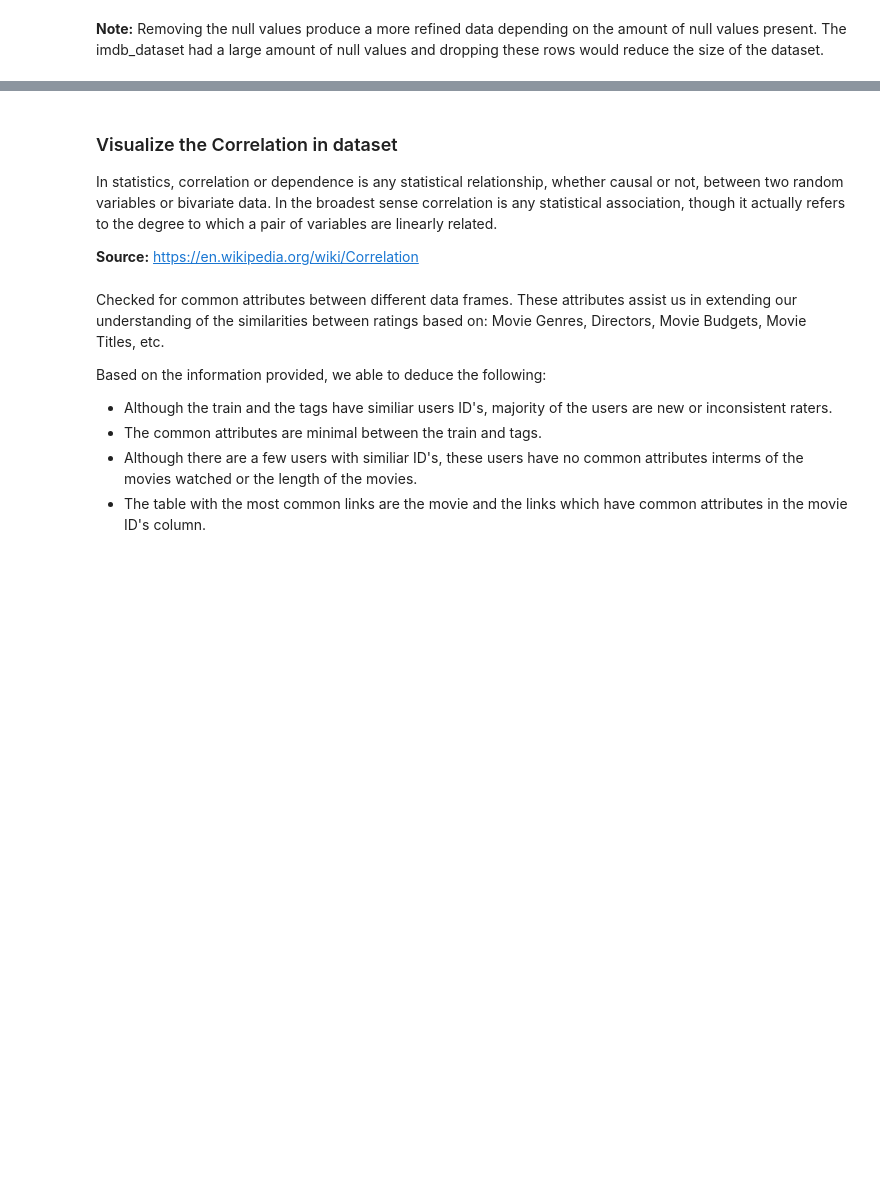
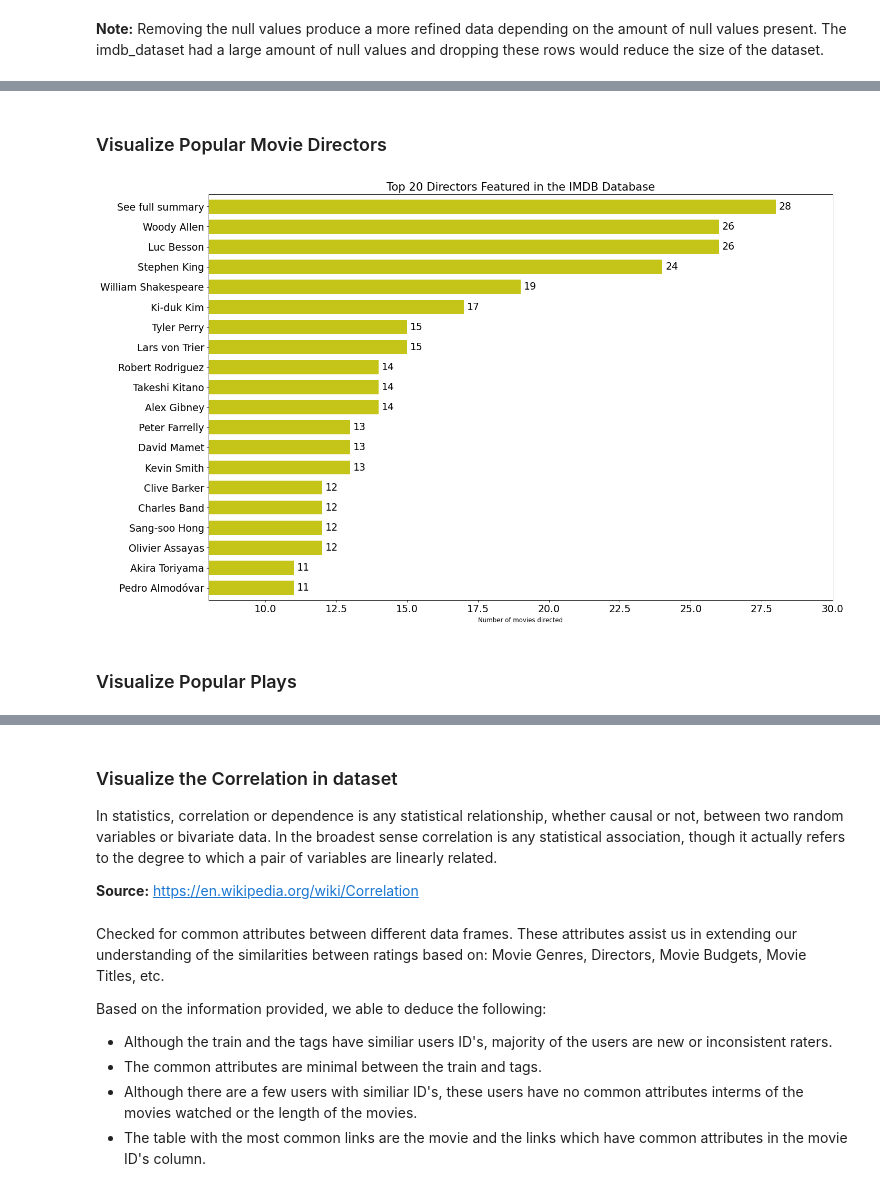
Before and after one commit to MafikengZ/Unsupervised-Learning-Recommender-Systems, a Jupyter notebook: engine.ipynb, the cells around one changed output, grey strips where cells are left out. Cells and saved outputs as stored; diff of their text form; code cells hidden in the pictures; blank space fills up the shorter version.

```diff
--- a/engine.ipynb
+++ b/engine.ipynb
@@ -347,0 +524,46 @@ plt.show()
+# %% [markdown]
+### Visualize Popular Movie Directors
+# %%
+## grouping the movies by the director and counting the total number of movies per director
+movies_director = pd.DataFrame(imdb_data[['movieId', 'director']],columns=['movieId', 'director'])
+
+movies_director  = movies_director.groupby(['director'])['movieId'].count().reset_index(name="count")
+movies_director =movies_director.sort_values(by='count',ascending=False)
+
+movies_director = movies_director.head(20)
+movies_director =movies_director.sort_values(by='count',ascending=True)
+# %%
+y_labels =movies_director['director']
+
+# Plot the figure.
+plt.figure(figsize=(18, 12), dpi =85)
+ax = movies_director['count'].plot(kind='barh',color='y',
+                                   width=.7, fontsize=16, xlim=[8,30], alpha=0.9)
+ax.set_title('Top 20 Directors Featured in the IMDB Database', fontsize=18)
+ax.set_xlabel('Number of movies directed')
+ax.set_ylabel('')
+ax.set_yticklabels(y_labels)
+
+rects = ax.patches
+
+for rect in rects:
+    # Get X and Y placement of label from rect.
+    x_value = rect.get_width()
+    y_value = rect.get_y() + rect.get_height() / 2
+    # Number of points between bar and label. Change to your liking.
+    space = 5
+    # Vertical alignment for positive values
+    ha = 'left'
+
+    if x_value < 0:
+        space *= -1
+        ha = 'right'
+    label = "{}".format(x_value)
+
+    # Create annotation
+    plt.annotate(label,(x_value, y_value),xytext=(space, 0),textcoords="offset points"
+                 ,va='center',ha=ha, fontsize=16)
+# %% [output]
+[figure, added]
+# %% [markdown]
+### Visualize Popular Plays
```
Also changed, not shown: parts of 80 cells of this notebook.
